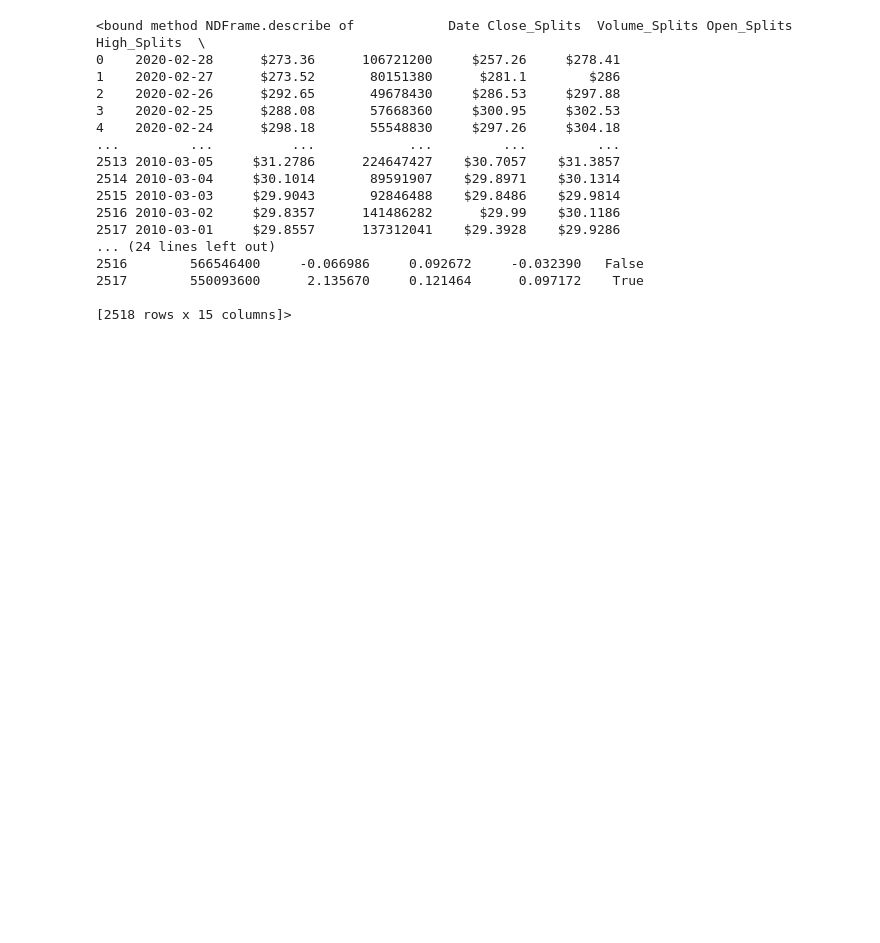
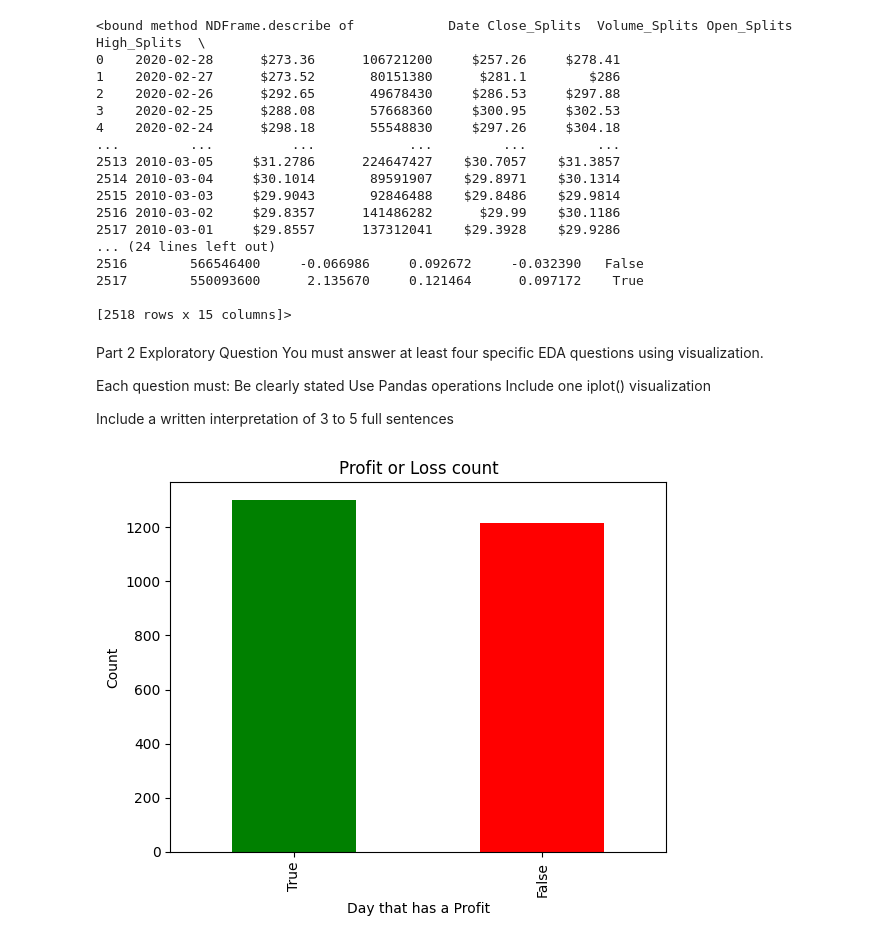
Before and after one commit to omal0/CS577-AppleStock, a Jupyter notebook: Assignments/ProjectPhase2.ipynb, the cells around one changed output. Cells and saved outputs as stored; diff of their text form; code cells hidden in the pictures; blank space fills up the shorter version.

Commit message:
Category Count and Grouped Aggregation (Bar Charts)

```diff
--- a/Assignments/ProjectPhase2.ipynb
+++ b/Assignments/ProjectPhase2.ipynb
@@ -132,3 +132,25 @@ merged.describe
 2517        550093600      2.135670     0.121464      0.097172    True
 
 [2518 rows x 15 columns]>
+# %% [markdown]
+Part 2 Exploratory Question
+You must answer at least four specific EDA questions using visualization.
+
+Each question must:
+Be clearly stated
+Use Pandas operations
+Include one iplot() visualization
+
+Include a written interpretation of 3 to 5 full sentences
+# %%
+#1. Category Counts (Bar Chart)
+#Question: Is there more days where there is a profit or a loss.
+profitNoProfit_count = merged["Profit"].value_counts()
+colors = ['red' if category == False else 'green' for category in profitNoProfit_count.index]
+merged["Profit"].value_counts().plot(kind='bar', color= colors)
+plt.title('Profit or Loss count')
+plt.xlabel('Day that has a Profit')
+plt.ylabel('Count')
+plt.show()
+# %% [output]
+[figure, added]
```
Also changed, not shown: parts of 2 cells of this notebook.
